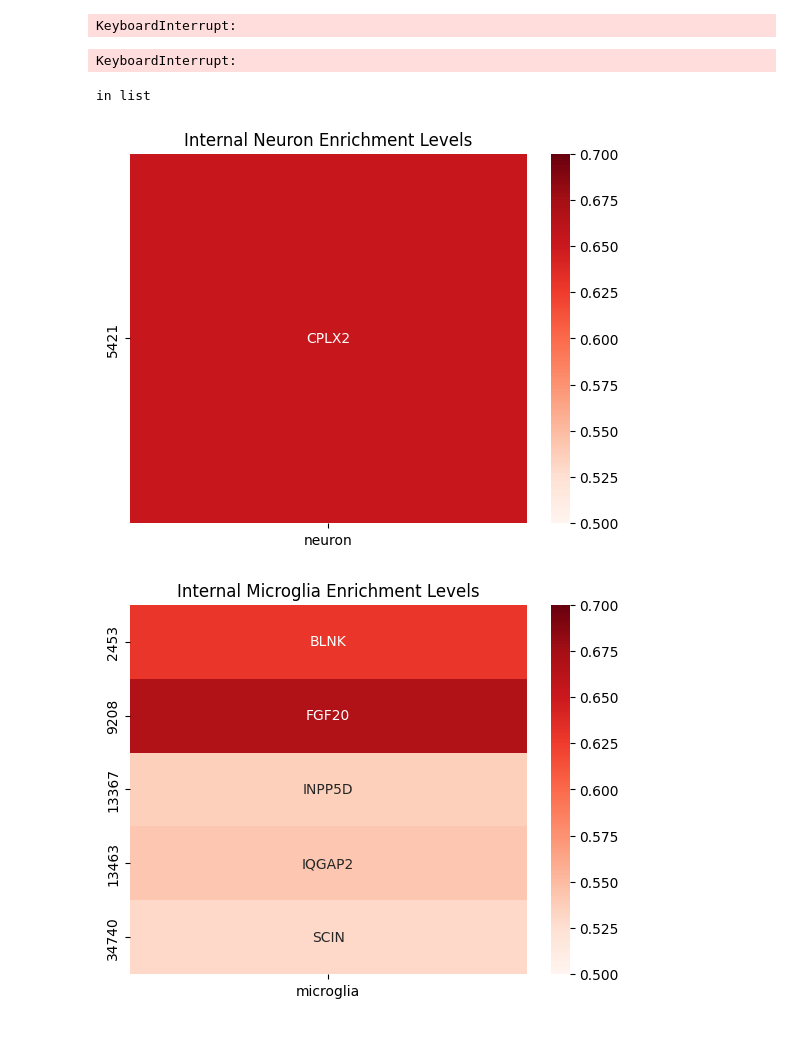
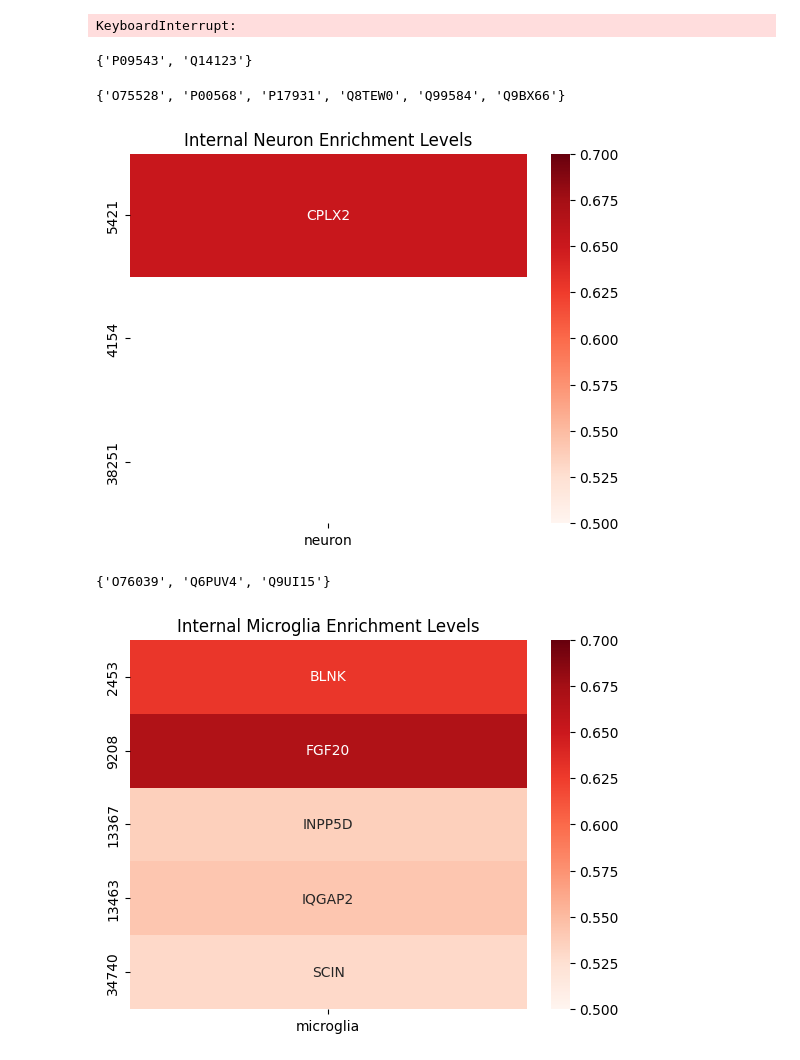
Before and after one commit to Walt-Lab/bdev_mass_spec, a Jupyter notebook: 10_analysis.ipynb, the cells around one changed output. Cells and saved outputs as stored; diff of their text form; code cells hidden in the pictures.

```diff
--- a/10_analysis.ipynb
+++ b/10_analysis.ipynb
@@ -415,14 +415,10 @@ def cell_type_enrichment(
                 tso_df[cell_type] > specificity_cutoff
             ].index.tolist()
     else:
-        tso = tspex.TissueSpecificity(all_cell_types, specificity_metric, log = 'False')
-        tso_df = pd.DataFrame(
-            tso.tissue_specificity,
-            columns = ['tau']
-        )
+        tau = all_cell_types.apply(calculate_tau, axis = 1)
+        high_tau = tau[tau > specificity_cutoff].index.tolist()
         cell_type_uniprot_ids = []
-        high_tau = tso_df[tso_df["tau"] > specificity_cutoff]
-        all_cell_types_tau = all_cell_types[all_cell_types.index.isin(high_tau.index)]
+        all_cell_types_tau = all_cell_types[all_cell_types.index.isin(high_tau)]
         for index, row in all_cell_types_tau.iterrows():
             max_column = row.idxmax()
             if max_column == cell_type:
@@ -969,6 +998,10 @@ int_oligodendrocyte = identify_fractionation_pattern_cell_type_specific_targets(
 # ax = sns.heatmap(oligo_enrich_df[['oligodendrocyte']], annot=neuro_enrich_df[['symbol']], fmt='', cmap=cmap, cbar=True,)
 # plt.title('Internal Oligodendroycte Enrichment Levels')
 # plt.show()
+# %%
+int_oligodendrocyte
+# %% [output]
+{'P09543', 'Q14123'}
 # %%
 # internal astrocyte targets
 int_astrocyte = identify_fractionation_pattern_cell_type_specific_targets(
@@ -977,8 +1010,8 @@ int_astrocyte = identify_fractionation_pattern_cell_type_specific_targets(
     region = "internal",
     brain_rna_seq_path = brain_rna_seq_path,
     cell_type = "astrocyte",
-    specificity_metric = "spm",
-    specificity_cutoff = 0.7,
+    specificity_metric = "tau",
+    specificity_cutoff = 0.75,
     high_fractions = ['9', '10'],
     low_fractions = ['7', '11', '12', '13'],
     sample_health = 'healthy',
@@ -1008,12 +1041,7 @@ int_astrocyte
 # plt.title('Internal Astrocyte Enrichment Levels')
 # plt.show()
 # %% [output]
-KeyboardInterrupt:
+{'O75528', 'P00568', 'P17931', 'Q8TEW0', 'Q99584', 'Q9BX66'}
-# %%
-if "Q99584" in int_astrocyte:
-    print("in list")
-# %% [output]
-in list
 # %%
 # internal neuron targets
 int_neuron = identify_fractionation_pattern_cell_type_specific_targets(
@@ -1022,38 +1050,42 @@ int_neuron = identify_fractionation_pattern_cell_type_specific_targets(
     region = "internal",
     brain_rna_seq_path = brain_rna_seq_path,
     cell_type = "neuron",
-    specificity_metric = "tsi",
+    specificity_metric = "tau",
     specificity_cutoff = 0.5,
     high_fractions = ['9', '10'],
     low_fractions = ['7', '11', '12', '13'],
     sample_health = 'healthy',
     mean_median_individual = 'individual_median',
     tidy_dataframe = tidy_data
     )
 
 int_neuron_expression = expression_data[expression_data.index.isin(int_neuron)]
 
 tso_indiv = tspex.TissueSpecificity(
     int_neuron_expression, "tsi", log=True
 )
 
 tso_indiv_df = pd.DataFrame(
     tso_indiv.tissue_specificity,
     columns=["endothelial", "astrocyte", "microglia", "neuron", "oligodendrocyte"],
     )
 
 tso_indiv_filtered = tso_indiv_df[tso_indiv_df["neuron"] > 0.5]
 
 neuro_hgnc_uniprot_mapping_data = hgnc_uniprot_mapping_data[hgnc_uniprot_mapping_data["uniprot_ids"].isin(int_neuron)]
 expressed_targets = tso_indiv_filtered.merge(neuro_hgnc_uniprot_mapping_data, left_index = True, right_on = "uniprot_ids", how = "outer")
 
 neuro_enrich_df = expressed_targets[["neuron", "symbol"]]
 cmap = sns.color_palette("Reds", as_cmap=True)
 ax = sns.heatmap(neuro_enrich_df[['neuron']], annot=neuro_enrich_df[['symbol']], fmt='', cmap=cmap, cbar=True, vmin = 0.5, vmax = 0.7)
 plt.title('Internal Neuron Enrichment Levels')
 plt.show()
 # %% [output]
-[figure, old version]
+[figure, new version]
+# %%
+int_neuron
+# %% [output]
+{'O76039', 'Q6PUV4', 'Q9UI15'}
 # %%
 # internal microglia targets
 int_microglia = identify_fractionation_pattern_cell_type_specific_targets(
```
Also changed, not shown: parts of 7 cells of this notebook.
